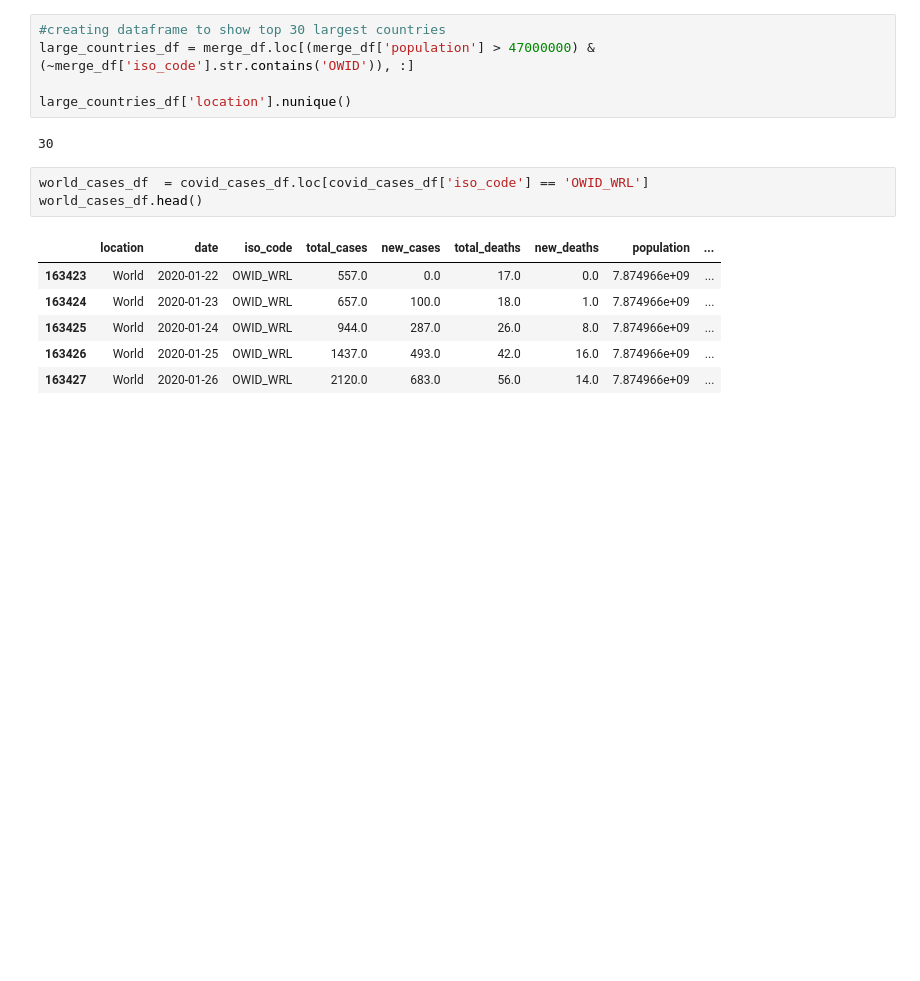
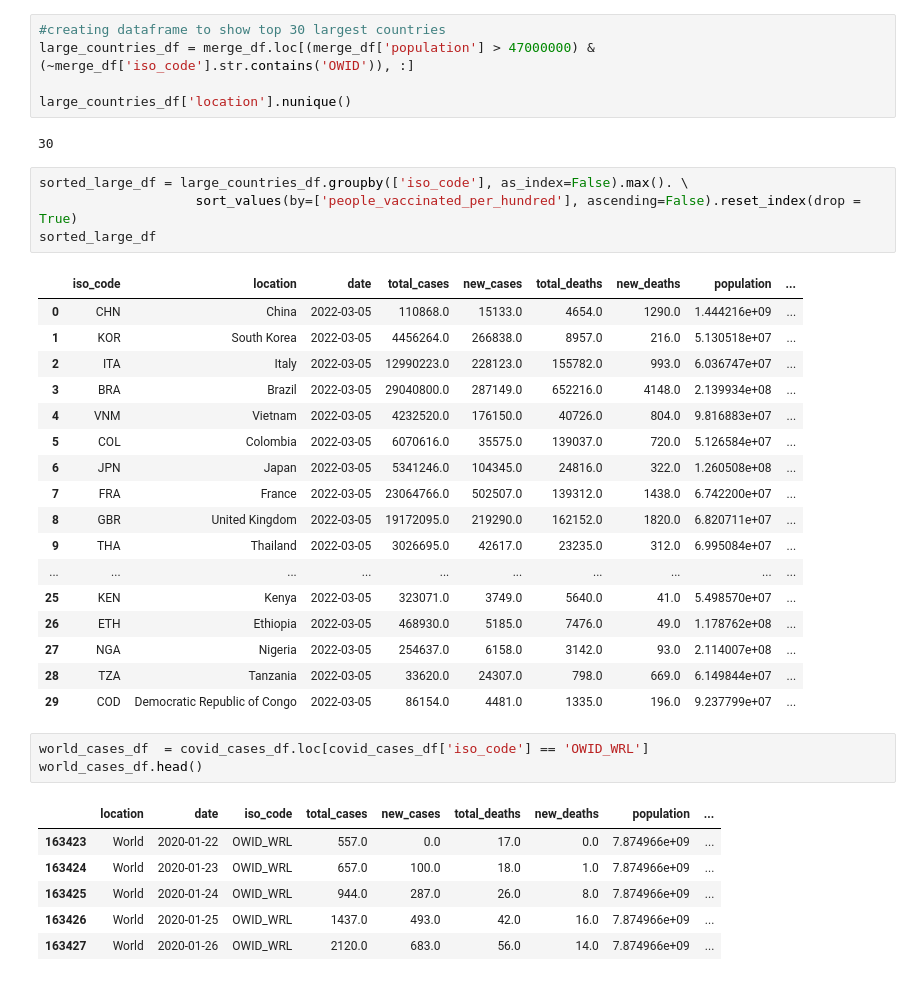
Before and after one commit to oiwuoni/group-3-bootcamp-project-1-repo, a Jupyter notebook: Data_Exploration_and_Clean_Up.ipynb, the cells around one changed output. Cells and saved outputs as stored; diff of their text form; blank space fills up the shorter version.

```diff
--- a/Data_Exploration_and_Clean_Up.ipynb
+++ b/Data_Exploration_and_Clean_Up.ipynb
@@ -107,6 +116,28 @@ large_countries_df = merge_df.loc[(merge_df['population'] > 47000000) & (~merge_
 large_countries_df['location'].nunique()
 # %% [output]
 30
+# %%
+sorted_large_df = large_countries_df.groupby(['iso_code'], as_index=False).max(). \
+                    sort_values(by=['people_vaccinated_per_hundred'], ascending=False).reset_index(drop = True)
+sorted_large_df
+# %% [output]
+|  | iso_code | location | date | total_cases | new_cases | total_deaths | new_deaths | population | ... |
+| 0 | CHN | China | 2022-03-05 | 110868.0 | 15133.0 | 4654.0 | 1290.0 | 1.444216e+09 | ... |
+| 1 | KOR | South Korea | 2022-03-05 | 4456264.0 | 266838.0 | 8957.0 | 216.0 | 5.130518e+07 | ... |
+| 2 | ITA | Italy | 2022-03-05 | 12990223.0 | 228123.0 | 155782.0 | 993.0 | 6.036747e+07 | ... |
+| 3 | BRA | Brazil | 2022-03-05 | 29040800.0 | 287149.0 | 652216.0 | 4148.0 | 2.139934e+08 | ... |
+| 4 | VNM | Vietnam | 2022-03-05 | 4232520.0 | 176150.0 | 40726.0 | 804.0 | 9.816883e+07 | ... |
+| 5 | COL | Colombia | 2022-03-05 | 6070616.0 | 35575.0 | 139037.0 | 720.0 | 5.126584e+07 | ... |
+| 6 | JPN | Japan | 2022-03-05 | 5341246.0 | 104345.0 | 24816.0 | 322.0 | 1.260508e+08 | ... |
+| 7 | FRA | France | 2022-03-05 | 23064766.0 | 502507.0 | 139312.0 | 1438.0 | 6.742200e+07 | ... |
+| 8 | GBR | United Kingdom | 2022-03-05 | 19172095.0 | 219290.0 | 162152.0 | 1820.0 | 6.820711e+07 | ... |
+| 9 | THA | Thailand | 2022-03-05 | 3026695.0 | 42617.0 | 23235.0 | 312.0 | 6.995084e+07 | ... |
+| ... | ... | ... | ... | ... | ... | ... | ... | ... | ... |
+| 25 | KEN | Kenya | 2022-03-05 | 323071.0 | 3749.0 | 5640.0 | 41.0 | 5.498570e+07 | ... |
+| 26 | ETH | Ethiopia | 2022-03-05 | 468930.0 | 5185.0 | 7476.0 | 49.0 | 1.178762e+08 | ... |
+| 27 | NGA | Nigeria | 2022-03-05 | 254637.0 | 6158.0 | 3142.0 | 93.0 | 2.114007e+08 | ... |
+| 28 | TZA | Tanzania | 2022-03-05 | 33620.0 | 24307.0 | 798.0 | 669.0 | 6.149844e+07 | ... |
+| 29 | COD | Democratic Republic of Congo | 2022-03-05 | 86154.0 | 4481.0 | 1335.0 | 196.0 | 9.237799e+07 | ... |
 # %%
 world_cases_df  = covid_cases_df.loc[covid_cases_df['iso_code'] == 'OWID_WRL']
 world_cases_df.head()
```
Also changed, not shown: parts of 1 cell of this notebook, 2 other files.
